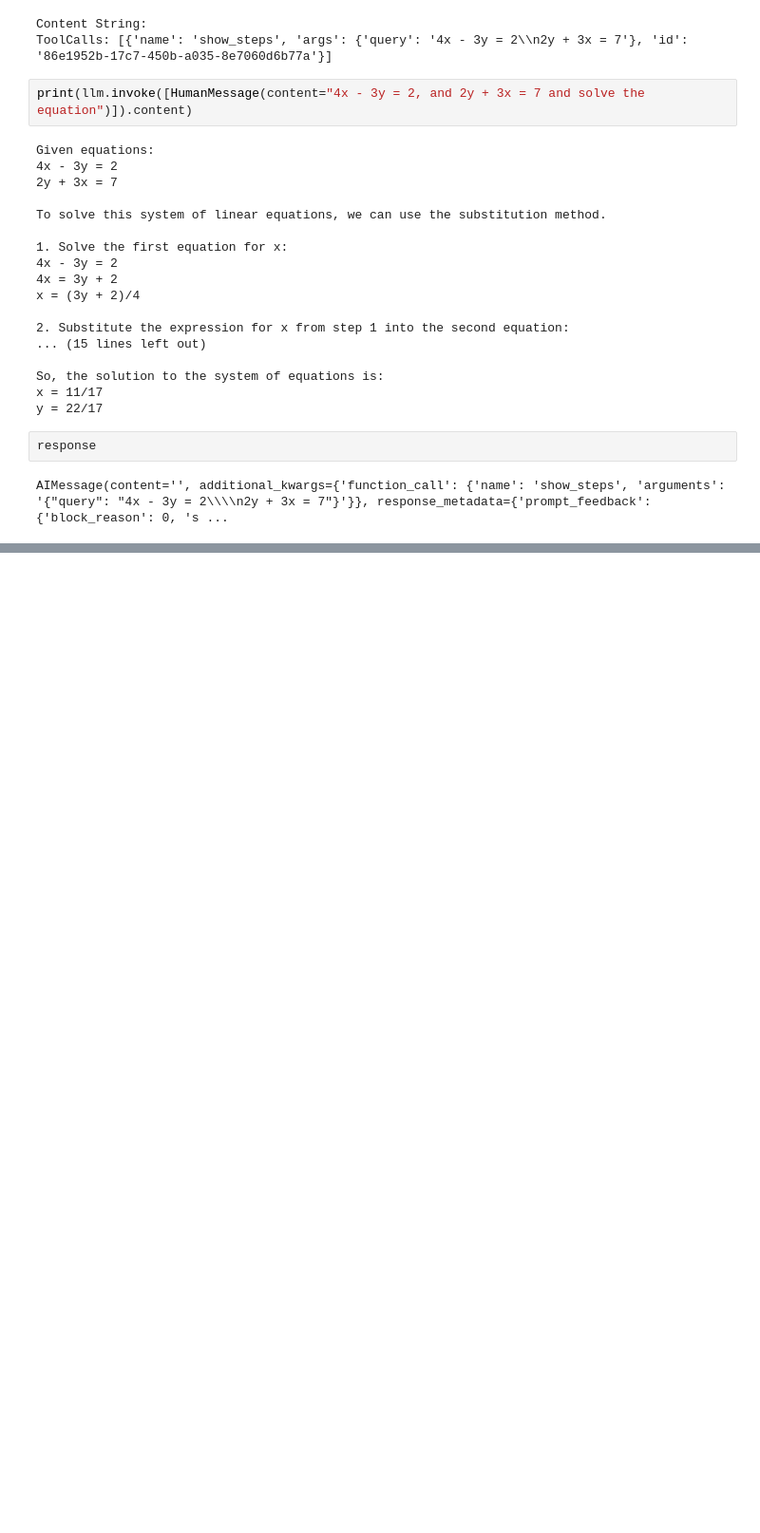
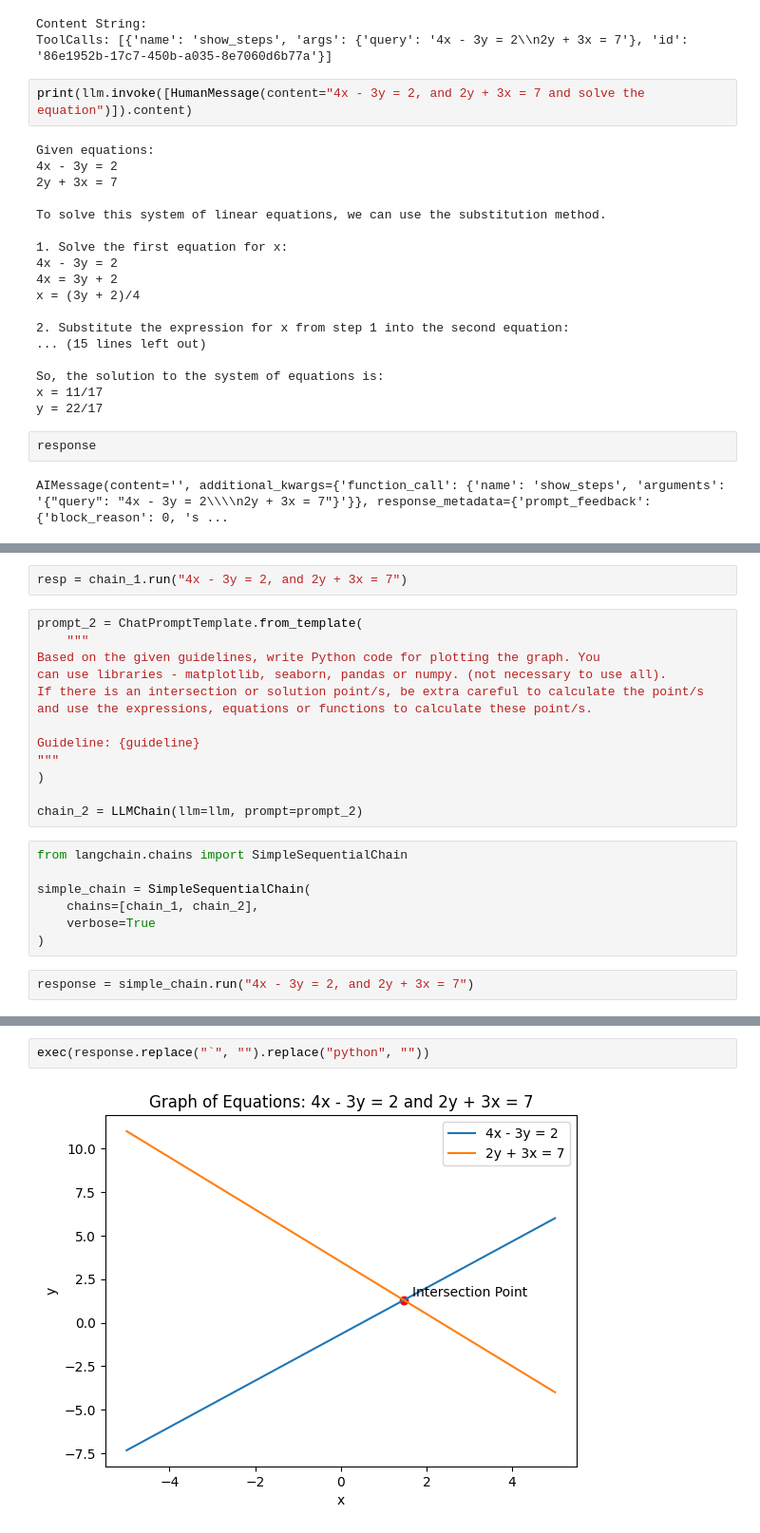
Before and after one commit to Subodh7976/The-Wise-Saint, a Jupyter notebook: research/test_langchain.ipynb, the cells around one changed output, grey strips where cells are left out. Shown at 95% size. Drawn from its saved outputs; the diff is of its cells as text; blank space fills up the shorter version.

Commit message:
tested plot function using langchain

```diff
--- a/research/test_langchain.ipynb
+++ b/research/test_langchain.ipynb
@@ -139,0 +155,24 @@ AIMessage(content='', additional_kwargs={'function_call': {'name': 'show_steps',
+# %%
+resp = chain_1.run("4x - 3y = 2, and 2y + 3x = 7")
+# %%
+prompt_2 = ChatPromptTemplate.from_template(
+    """
+Based on the given guidelines, write Python code for plotting the graph. You
+can use libraries - matplotlib, seaborn, pandas or numpy. (not necessary to use all).
+If there is an intersection or solution point/s, be extra careful to calculate the point/s
+and use the expressions, equations or functions to calculate these point/s.
+
+Guideline: {guideline}
+"""
+)
+
+chain_2 = LLMChain(llm=llm, prompt=prompt_2)
+# %%
+from langchain.chains import SimpleSequentialChain
+
+simple_chain = SimpleSequentialChain(
+    chains=[chain_1, chain_2],
+    verbose=True
+)
+# %%
+response = simple_chain.run("4x - 3y = 2, and 2y + 3x = 7")
@@ -139,0 +197,4 @@ AIMessage(content='', additional_kwargs={'function_call': {'name': 'show_steps',
+# %%
+exec(response.replace("`", "").replace("python", ""))
+# %% [output]
+[figure, added]
```
Also changed, not shown: parts of 3 cells of this notebook.
